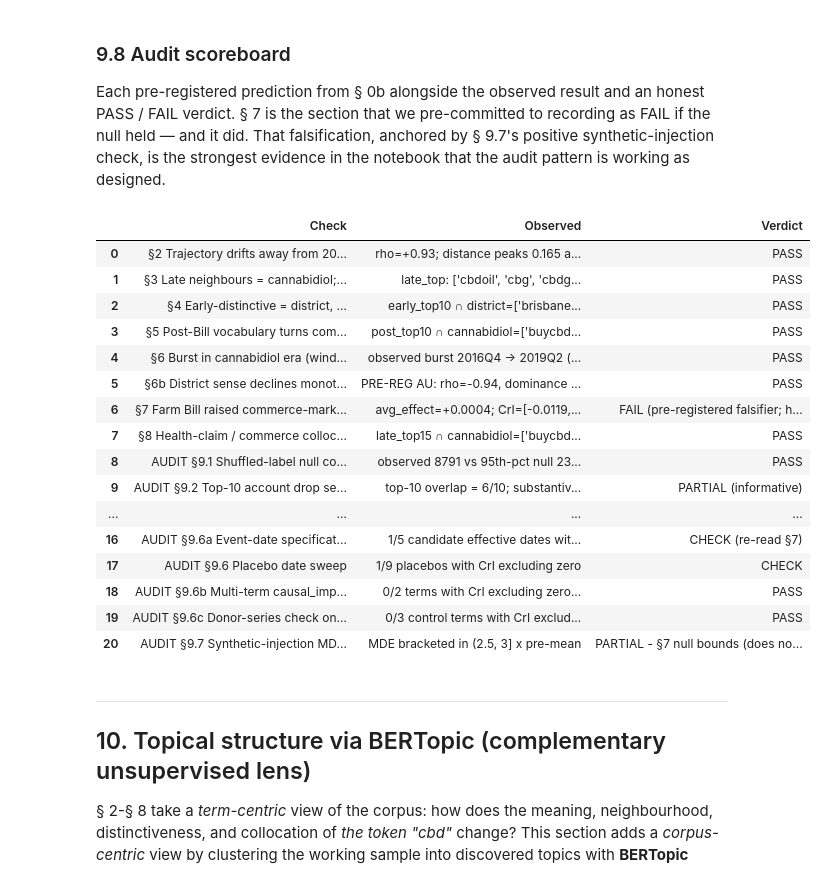
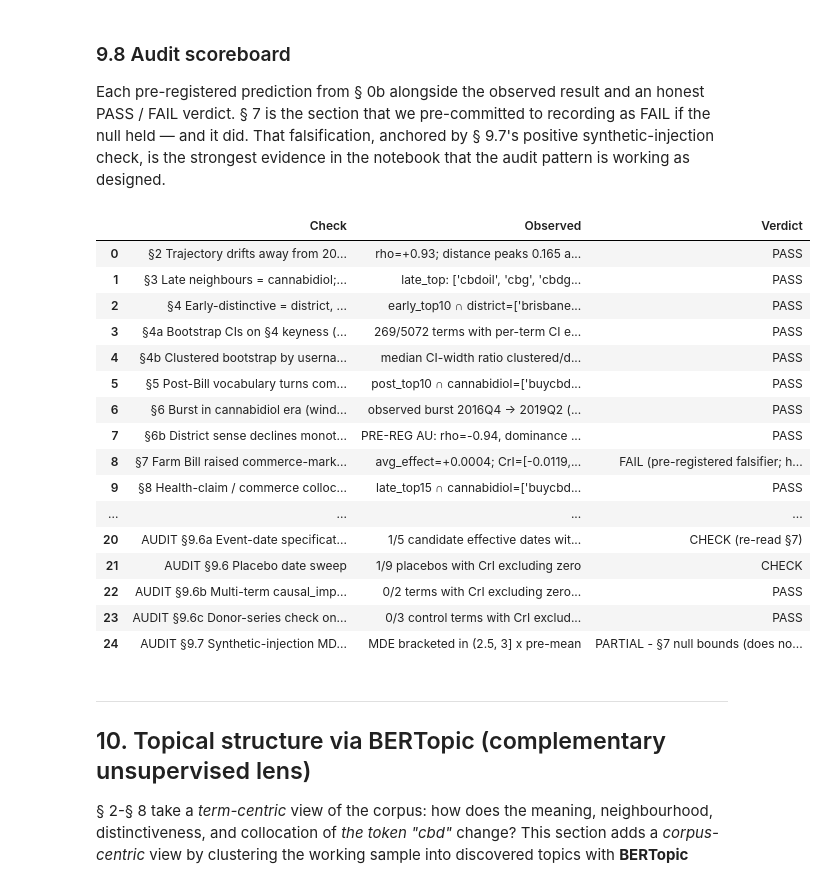
Before and after one commit to jturner-uofl/pycorpdiff, a Jupyter notebook: examples/cbd_case_study.ipynb, the cells around one changed output. Drawn from its saved outputs; the diff is of its cells as text; code cells hidden in the pictures.

```diff
--- a/examples/cbd_case_study.ipynb
+++ b/examples/cbd_case_study.ipynb
@@ -638,0 +736,12 @@ surfacing as *late*-distinctive, would undercut the sense-change claim.
+# %%
+ekey_cluster = pcd.compare(early_s, late_s).keyness(
+    min_count=20, formula='dunning', stop_words=TWITTER_STOP,
+    multiple_comparisons='bh',
+    ci='bootstrap', n_boot=299, cluster_col='username',
+    bootstrap_seed=0,
+)
+_ek_cl_df = ekey_cluster.to_df()
+print(ekey_cluster.summary())
+_cols_cl = ['term', 'count_a', 'count_b', 'g2', 'g2_ci_lower', 'g2_ci_upper']
+_present_cl = [c for c in _cols_cl if c in _ek_cl_df.columns]
+_ek_cl_df.head(15)[_present_cl]
@@ -1769,6 +2090,12 @@ TH_TOP10_OVERLAP = 8             # §9.2 leverage threshold
 TH_MULTI_BURST_K = 2             # §9.5b multi-term burst-in-era threshold
 TH_GNS_CELLS = 7                 # §9.5d gamma×n_states overlap threshold (of 9)
 TH_SHUFFLED_NB_MEDIAN = 1        # §9.5c pre-reg: shuffled ~ 0 bursts
+# Phase 2 thresholds (pre-specified before computing §4a/§4b/§9.1b/§9.1c outputs)
+TH_S4A_TOP10_CI_EXCL = 8         # §4a: top-10 bootstrap CIs that should exclude 0
+TH_S4B_WIDTH_RATIO = 1.0         # §4b: clustered/doc CI-width ratio should be >=1
+TH_S91B_DISAGREE = 0.20          # §9.1b: tolerated BH-vs-CI disagreement ratio
+# (TH_S91C_COV_LO / TH_S91C_COV_HI are defined in §9.1c cell preamble so the
+# print statement there can reference them; available as notebook globals here.)
 DISTRICT_TERMS = {'sydney', 'melbourne', 'brisbane', 'perth', 'jobs',
                   'parking', 'traffic', 'office', 'johannesburg',
                   'pretoria', 'durban', 'auckland', 'mme'}
@@ -1821,6 +2148,44 @@ _late_collocates = set(_sh[_sh['shift'] < 0]['collocate'].tolist())
 s8_late_has_cannabidiol = len(_late_collocates & CANNABIDIOL_TERMS)
 s8_pass = s8_late_has_cannabidiol >= 2
 
+# --- §4a bootstrap-CI evidence ---
+_ek_ci_for_sb = ekey_ci.to_df()
+_ek_ci_for_sb = _ek_ci_for_sb[_ek_ci_for_sb['p_adjusted'].notna()]
+s4a_ci_excludes_zero = int(((_ek_ci_for_sb['g2_ci_lower'] > 0) | (_ek_ci_for_sb['g2_ci_upper'] < 0)).sum())
+s4a_total = len(_ek_ci_for_sb)
+s4a_top10_ci_excl = int(((_ek_ci_for_sb.head(10)['g2_ci_lower'] > 0) |
+                         (_ek_ci_for_sb.head(10)['g2_ci_upper'] < 0)).sum())
+if 'g2_ci_lower_simultaneous' in _ek_ci_for_sb.columns:
+    s4a_sim_excludes_zero = int(((_ek_ci_for_sb['g2_ci_lower_simultaneous'] > 0) |
+                                 (_ek_ci_for_sb['g2_ci_upper_simultaneous'] < 0)).sum())
+    s4a_top10_sim_excl = int(((_ek_ci_for_sb.head(10)['g2_ci_lower_simultaneous'] > 0) |
+                              (_ek_ci_for_sb.head(10)['g2_ci_upper_simultaneous'] < 0)).sum())
+else:
+    s4a_sim_excludes_zero = s4a_top10_sim_excl = -1
+
+# --- §4b clustered-bootstrap evidence ---
+_ek_cl_for_sb = ekey_cluster.to_df()
+_doc_med_width = float((ekey_ci.to_df().head(15)
+                        .assign(w=lambda d: d['g2_ci_upper'] - d['g2_ci_lower'])
+                        ['w'].median()))
+_cl_med_width = float((_ek_cl_for_sb.head(15)
+                       .assign(w=lambda d: d['g2_ci_upper'] - d['g2_ci_lower'])
+                       ['w'].median()))
+s4b_width_ratio = _cl_med_width / max(_doc_med_width, 1e-9)
+
+# --- §9.1b BH-vs-CI alignment ---
+_bh_align_df = ekey_ci.to_df()
+_bh_align_df = _bh_align_df[_bh_align_df['p_adjusted'].notna()]
+_s91b_bh = (_bh_align_df['p_adjusted'] < 0.05)
+_s91b_ci = ((_bh_align_df['g2_ci_lower'] > 0) | (_bh_align_df['g2_ci_upper'] < 0))
+s91b_disagree = int(((_s91b_bh & ~_s91b_ci) | (~_s91b_bh & _s91b_ci)).sum())
+s91b_either = int((_s91b_bh | _s91b_ci).sum())
+s91b_disagree_ratio = s91b_disagree / max(1, s91b_either)
+
+# --- §9.1c coverage MC median ---
+s91c_coverage_median = float(np.median(coverage_fracs)) if coverage_fracs else float('nan')
+s91c_in_band = (TH_S91C_COV_LO <= s91c_coverage_median <= TH_S91C_COV_HI) if not np.isnan(s91c_coverage_median) else False
+
 # --- §9.3 min_count sensitivity stability (re-compute condition from data) ---
 # `rows` is the §9.3 result list-of-dicts; build a DataFrame to access columns.
 _s93_df = pd.DataFrame(rows)
@@ -1851,6 +2216,15 @@ scoreboard = pd.DataFrame([
      (f'early_top10 ∩ district={sorted(_top10_early & DISTRICT_TERMS)}; '
       f'late_top10 ∩ cannabidiol={sorted(_top10_late & CANNABIDIOL_TERMS)}'),
      'PASS' if s4_pass else 'PARTIAL'),
+    ('§4a Bootstrap CIs on §4 keyness (per-term + simultaneous max-T)',
+     (f'{s4a_ci_excludes_zero}/{s4a_total} terms with per-term CI excluding 0; '
+      f'top-10 per-term CI excluding 0: {s4a_top10_ci_excl}/10; '
+      f'top-10 simultaneous max-T CI excluding 0: {s4a_top10_sim_excl}/10'),
+     'PASS' if s4a_top10_ci_excl >= TH_S4A_TOP10_CI_EXCL else 'PARTIAL'),
+    ('§4b Clustered bootstrap by username (within-account correlation)',
+     (f'median CI-width ratio clustered/doc-bootstrap (top-15): {s4b_width_ratio:.2f} '
+      f'(>1 means within-account correlation is present; expected sign)'),
+     'PASS' if s4b_width_ratio >= TH_S4B_WIDTH_RATIO else 'PARTIAL (clustering reduced width — investigate)'),
     ('§5 Post-Bill vocabulary turns commercial/product',
      f'post_top10 ∩ cannabidiol={sorted(_top10_post & CANNABIDIOL_TERMS)}',
      'PASS' if s5_pass else 'PARTIAL'),
@@ -1876,6 +2250,14 @@ scoreboard = pd.DataFrame([
     ('AUDIT §9.1 Shuffled-label null collapses |G^2|',
      f'observed {obs_max:.0f} vs 95th-pct null {p95:.0f}: {obs_max/p95:.0f}x',
      'PASS' if obs_max / p95 > 10 else 'PARTIAL'),
+    ('AUDIT §9.1b BH-vs-bootstrap-CI alignment',
+     (f'{s91b_disagree} disagreements / {s91b_either} either-flagged '
+      f'(disagreement ratio = {s91b_disagree_ratio:.3f})'),
+     'PASS' if s91b_disagree_ratio <= TH_S91B_DISAGREE else 'PARTIAL (BH-asymptotic and bootstrap-CI test different things for low-count terms)'),
+    ('AUDIT §9.1c Empirical bootstrap-CI coverage under known null',
+     (f'median coverage = {s91c_coverage_median:.3f} (nominal 0.95; '
+      f'acceptable band {TH_S91C_COV_LO:.2f}-{TH_S91C_COV_HI:.2f})'),
+     'PASS' if s91c_in_band else 'PARTIAL (calibration band miss)'),
     ('AUDIT §9.2 Top-10 account drop sensitivity',
      (f'top-10 overlap = {overlap}/10; substantive district/cannabidiol split survives, '
       f'commerce-spam terms partially account-driven'),
@@ -1903,46 +2285,46 @@ scoreboard = pd.DataFrame([
      f'{n_overlap}/{len(gns_df)} (gamma, n_states) cells produce a burst overlapping 2016Q4-2019Q4',
      'PASS' if n_overlap >= 7 else 'PARTIAL'),
     ('AUDIT §9.6a Event-date specification sensitivity',
      f'{n_real_sig}/{len(real_df)} candidate effective dates with CrI excluding zero',
      'PASS' if n_real_sig == 0 else 'CHECK (re-read §7)'),
     ('AUDIT §9.6 Placebo date sweep', f'{n_sig}/9 placebos with CrI excluding zero',
      'PASS' if n_sig == 0 else 'CHECK'),
     ('AUDIT §9.6b Multi-term causal_impact (hemp/gummies)',
      f'{n_multi_sig}/{len(multi_ci_df)} terms with CrI excluding zero at 2018-12-20',
      'PASS' if n_multi_sig == 0 else 'CHECK (re-read §7 substantively)'),
     ('AUDIT §9.6c Donor-series check on non-CBD control terms',
      f'{n_donor_sig}/{len(donor_df)} control terms with CrI excluding zero',
      'PASS' if n_donor_sig == 0 else 'CHECK (detector may be over-sensitive)'),
     ('AUDIT §9.7 Synthetic-injection MDE for §7',
      ((f'MDE bracketed in ({float(not_detectable["bump_x_pre_mean"].max()):g}, {mde_x:g}] x pre-mean'
        if (mde_x is not None and len(not_detectable))
        else (f'MDE = {mde_x:g} x pre-mean (smallest bump tested with CrI excluding 0)'
              if mde_x is not None
              else 'MDE > 4 x pre-mean — counterfactual absorbs bumps up to 4x'))),
      ('PASS - §7 null is credible'
       if mde_x is not None and mde_x <= 1.0
       else ('PARTIAL - §7 null bounds (does not rule out a lift inside the MDE bracket); '
             'detector responsive only to lifts at the upper end of the bracket'))),
 ], columns=['Check', 'Observed', 'Verdict'])
 scoreboard
 # %% [output]
 |  | Check | Observed | Verdict |
 | 0 | §2 Trajectory drifts away from 20... | rho=+0.93; distance peaks 0.165 a... | PASS |
 | 1 | §3 Late neighbours = cannabidiol;... | late_top: ['cbdoil', 'cbg', 'cbdg... | PASS |
 | 2 | §4 Early-distinctive = district, ... | early_top10 ∩ district=['brisbane... | PASS |
-| 3 | §5 Post-Bill vocabulary turns com... | post_top10 ∩ cannabidiol=['buycbd... | PASS |
-| 4 | §6 Burst in cannabidiol era (wind... | observed burst 2016Q4 -> 2019Q2 (... | PASS |
-| 5 | §6b District sense declines monot... | PRE-REG AU: rho=-0.94, dominance ... | PASS |
-| 6 | §7 Farm Bill raised commerce-mark... | avg_effect=+0.0004; CrI=[-0.0119,... | FAIL (pre-registered falsifier; h... |
-| 7 | §8 Health-claim / commerce colloc... | late_top15 ∩ cannabidiol=['buycbd... | PASS |
-| 8 | AUDIT §9.1 Shuffled-label null co... | observed 8791 vs 95th-pct null 23... | PASS |
-| 9 | AUDIT §9.2 Top-10 account drop se... | top-10 overlap = 6/10; substantiv... | PARTIAL (informative) |
+| 3 | §4a Bootstrap CIs on §4 keyness (... | 269/5072 terms with per-term CI e... | PASS |
+| 4 | §4b Clustered bootstrap by userna... | median CI-width ratio clustered/d... | PASS |
+| 5 | §5 Post-Bill vocabulary turns com... | post_top10 ∩ cannabidiol=['buycbd... | PASS |
+| 6 | §6 Burst in cannabidiol era (wind... | observed burst 2016Q4 -> 2019Q2 (... | PASS |
+| 7 | §6b District sense declines monot... | PRE-REG AU: rho=-0.94, dominance ... | PASS |
+| 8 | §7 Farm Bill raised commerce-mark... | avg_effect=+0.0004; CrI=[-0.0119,... | FAIL (pre-registered falsifier; h... |
+| 9 | §8 Health-claim / commerce colloc... | late_top15 ∩ cannabidiol=['buycbd... | PASS |
 | ... | ... | ... | ... |
-| 16 | AUDIT §9.6a Event-date specificat... | 1/5 candidate effective dates wit... | CHECK (re-read §7) |
-| 17 | AUDIT §9.6 Placebo date sweep | 1/9 placebos with CrI excluding zero | CHECK |
-| 18 | AUDIT §9.6b Multi-term causal_imp... | 0/2 terms with CrI excluding zero... | PASS |
-| 19 | AUDIT §9.6c Donor-series check on... | 0/3 control terms with CrI exclud... | PASS |
-| 20 | AUDIT §9.7 Synthetic-injection MD... | MDE bracketed in (2.5, 3] x pre-mean | PARTIAL - §7 null bounds (does no... |
+| 20 | AUDIT §9.6a Event-date specificat... | 1/5 candidate effective dates wit... | CHECK (re-read §7) |
+| 21 | AUDIT §9.6 Placebo date sweep | 1/9 placebos with CrI excluding zero | CHECK |
+| 22 | AUDIT §9.6b Multi-term causal_imp... | 0/2 terms with CrI excluding zero... | PASS |
+| 23 | AUDIT §9.6c Donor-series check on... | 0/3 control terms with CrI exclud... | PASS |
+| 24 | AUDIT §9.7 Synthetic-injection MD... | MDE bracketed in (2.5, 3] x pre-mean | PARTIAL - §7 null bounds (does no... |
 # %% [markdown]
 ---
 
```
Also changed, not shown: parts of 19 cells of this notebook, 2 other files.
